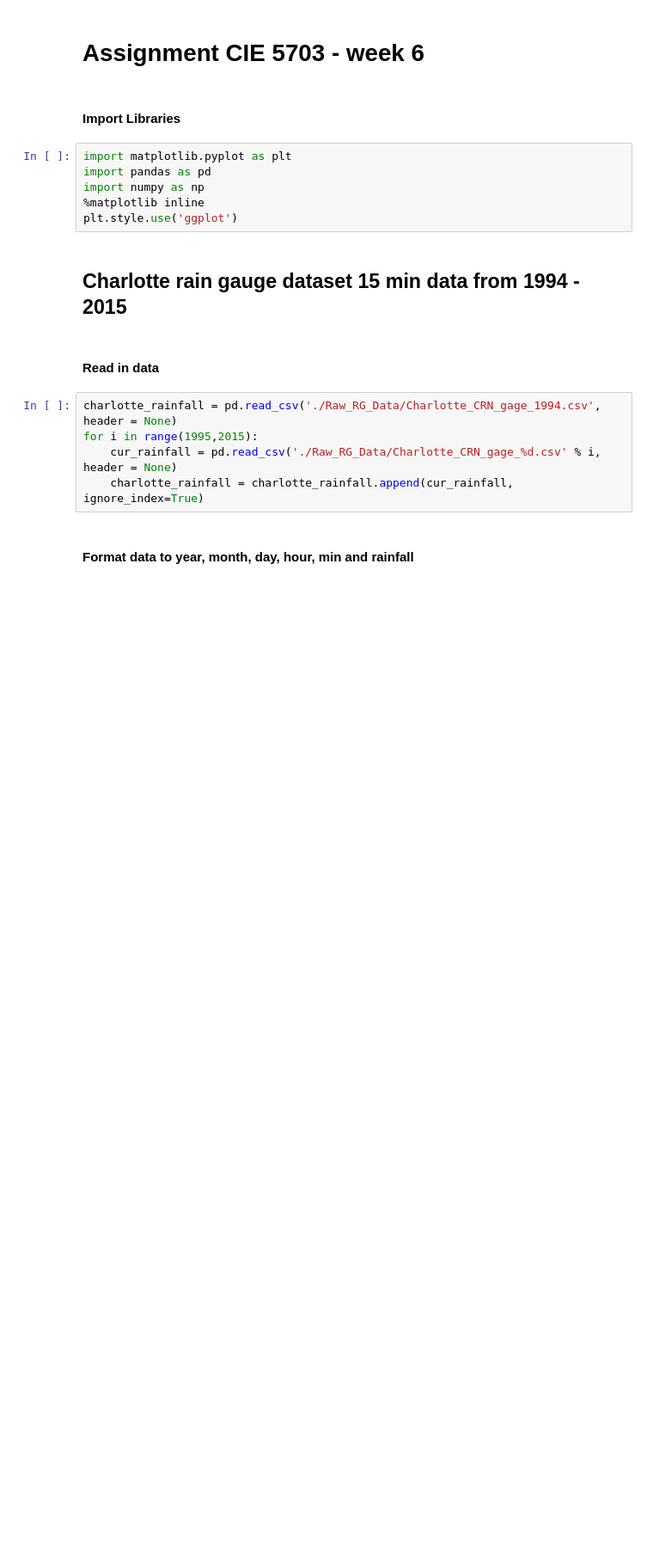
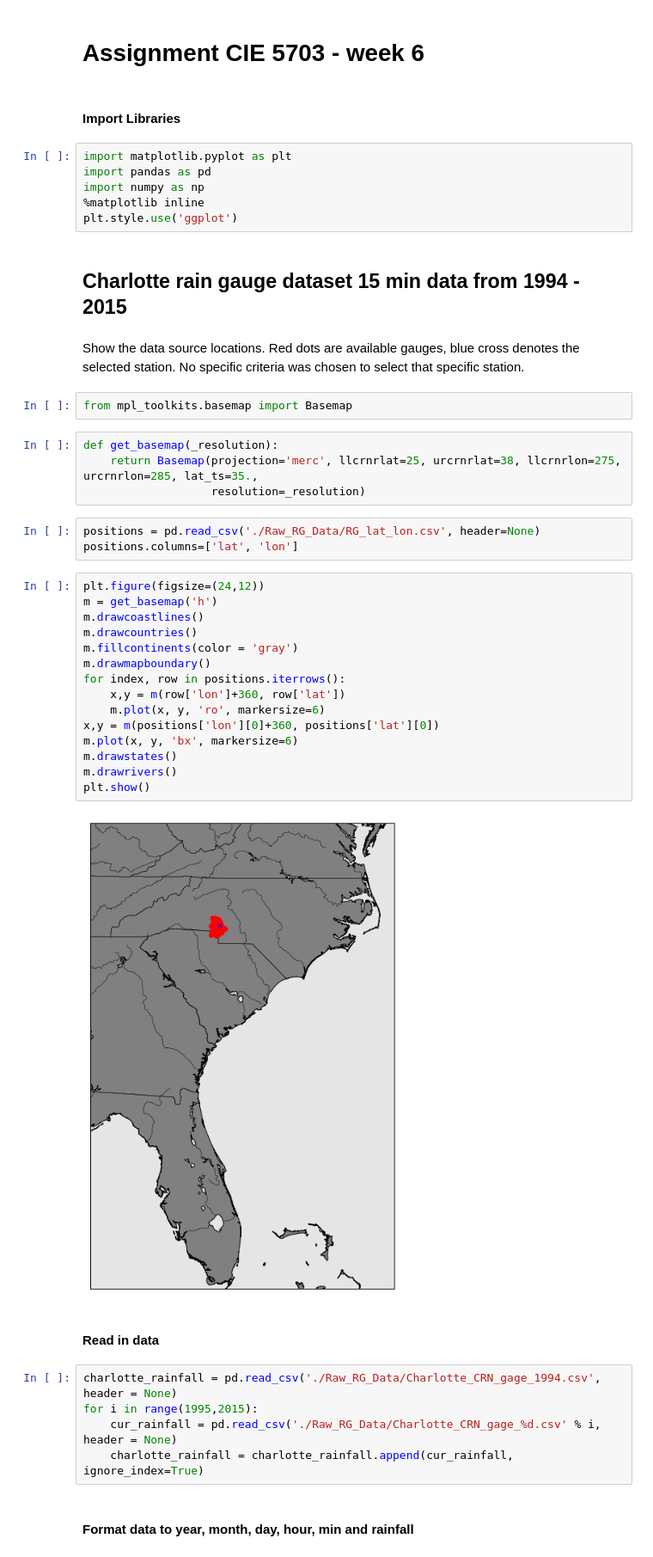
Before and after one commit to kriete/cie5703_notebooks, a Jupyter notebook: week_6_Charlotte.ipynb, the cells around one changed output. Shown at 86% size. Drawn from its saved outputs; the diff is of its cells as text; blank space fills up the shorter version.

Commit message:
Added map of position(s) of the gauges.

```diff
--- a/week_6_Charlotte.ipynb
+++ b/week_6_Charlotte.ipynb
@@ -10,6 +10,34 @@ import numpy as np
 plt.style.use('ggplot')
 # %% [markdown]
 ## Charlotte rain gauge dataset 15 min data from 1994 - 2015
+# %% [markdown]
+Show the data source locations. Red dots are available gauges, blue cross denotes the selected station. No specific criteria was chosen to select that specific station.
+# %%
+from mpl_toolkits.basemap import Basemap
+# %%
+def get_basemap(_resolution):
+    return Basemap(projection='merc', llcrnrlat=25, urcrnrlat=38, llcrnrlon=275, urcrnrlon=285, lat_ts=35.,
+                   resolution=_resolution)
+# %%
+positions = pd.read_csv('./Raw_RG_Data/RG_lat_lon.csv', header=None)
+positions.columns=['lat', 'lon']
+# %%
+plt.figure(figsize=(24,12))
+m = get_basemap('h')
+m.drawcoastlines()
+m.drawcountries()
+m.fillcontinents(color = 'gray')
+m.drawmapboundary()
+for index, row in positions.iterrows():
+    x,y = m(row['lon']+360, row['lat'])
+    m.plot(x, y, 'ro', markersize=6)
+x,y = m(positions['lon'][0]+360, positions['lat'][0])
+m.plot(x, y, 'bx', markersize=6)
+m.drawstates()
+m.drawrivers()
+plt.show()
+# %% [output]
+[figure, added]
 # %% [markdown]
 #### Read in data
 # %%
```
